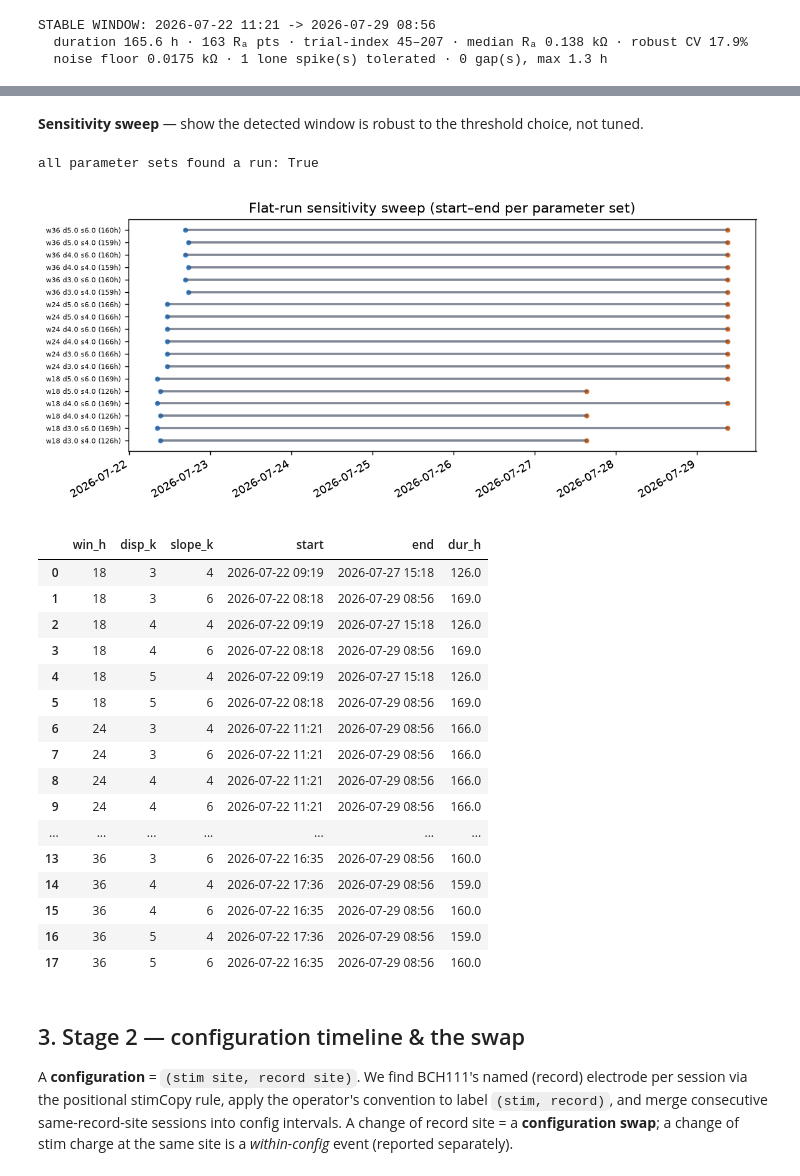
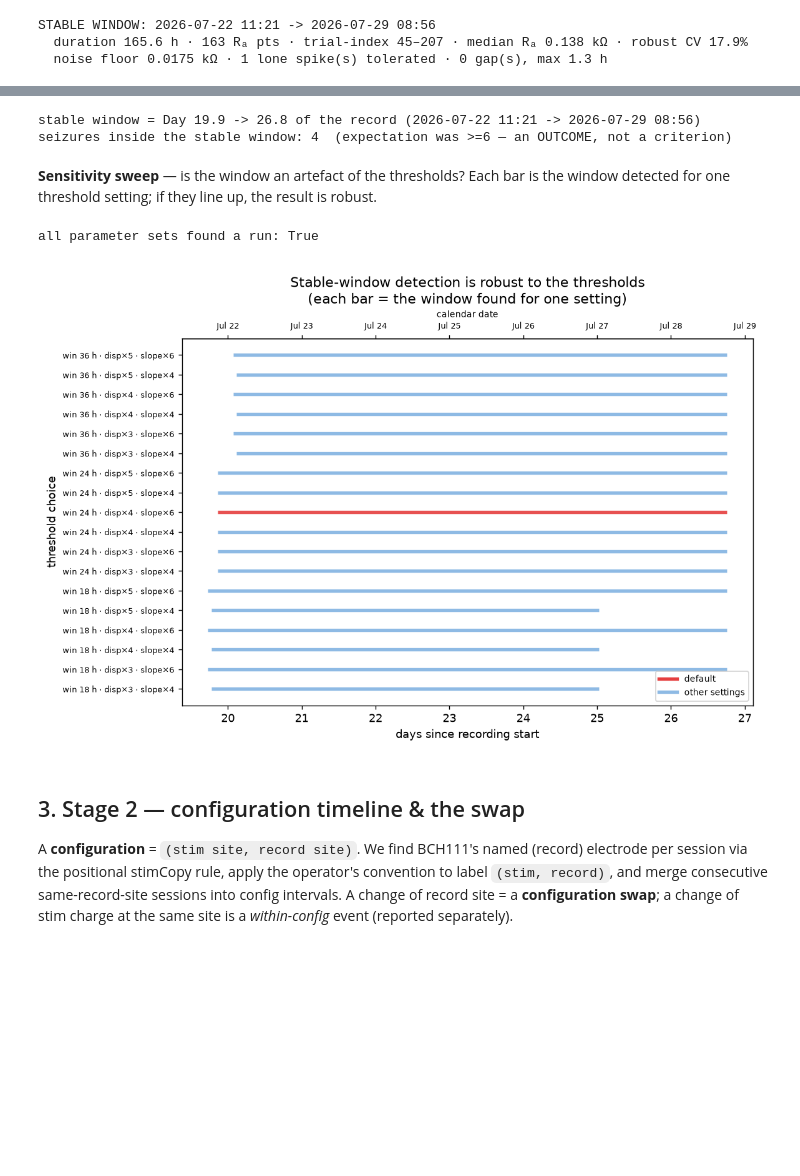
Before and after one commit to BRHOANG1999/qc_monitor, a Jupyter notebook: notebooks/bch111_stability.ipynb, the cells around one changed output, grey strips where cells are left out. Saved outputs shown, nothing was run; the diff lists cells and outputs as text; code cells hidden in the pictures; blank space fills up the shorter version.

```diff
--- a/notebooks/bch111_stability.ipynb
+++ b/notebooks/bch111_stability.ipynb
@@ -68,8 +68,12 @@ for k in ra_keys:
 files = sorted(f for f in eo.list_evoked_files(EVOKED_DIR) if ANIMAL in os.path.basename(f))
 seiz = scored_seizures(store, ANIMAL)
 sz_ep = np.array([s.onset_epoch for s in seiz], float)
+# shared day-0 for every wall-clock figure = earliest recording (Day 0)
+RECORD_T0 = min(eo.parse_recording_dt(os.path.basename(f)).timestamp()
+                for f in files if eo.parse_recording_dt(os.path.basename(f)))
 print(f'evoked files: {len(files)}   seizures: {len(seiz)}  '
       f'({ISO(sz_ep.min())} .. {ISO(sz_ep.max())})')
+print('Day 0 (recording start):', ISO(RECORD_T0))
 # %% [output]
  BCH111SLM:  920 Rₐ pts  2026_07_20__14_10_44 .. 2026_08_31__14_36_34
   BCH111SR:  164 Rₐ pts  2026_07_13__15_34_42 .. 2026_07_20__12_52_11
@@ -130,33 +120,25 @@ seizures inside the stable window: 4  (expectation was ≥6 — an OUTCOME, not
-# %% [markdown]
-**Sensitivity sweep** — show the detected window is robust to the threshold choice, not tuned.
+# %%
+n_sz = int(((sz_ep>=run['epoch_start'])&(sz_ep<=run['epoch_end'])).sum())
+print(f'stable window = Day {(run["epoch_start"]-RECORD_T0)/86400:.1f} -> '
+      f'{(run["epoch_end"]-RECORD_T0)/86400:.1f} of the record '
+      f'({ISO(run["epoch_start"])} -> {ISO(run["epoch_end"])})')
+print(f'seizures inside the stable window: {n_sz}  (expectation was >=6 — an OUTCOME, not a criterion)')
+# %% [output]
+stable window = Day 19.9 -> 26.8 of the record (2026-07-22 11:21 -> 2026-07-29 08:56)
+seizures inside the stable window: 4  (expectation was >=6 — an OUTCOME, not a criterion)
+# %% [markdown]
+**Sensitivity sweep** — is the window an artefact of the thresholds? Each bar is the
+window detected for one threshold setting; if they line up, the result is robust.
 # %%
 grid = [dict(win_h=w, disp_k=d, slope_k=s) for w in (18,24,36) for d in (3,4,5) for s in (4,6)]
 sw = fr.sensitivity_sweep(th, r, te, grid)
-swdf = pd.DataFrame([{**g, 'start': ISO(g['epoch_start']), 'end': ISO(g['epoch_end']),
-                      'dur_h': round(g['duration_h'],0)} for g in sw if g['found']])
 print('all parameter sets found a run:', all(g['found'] for g in sw))
-png = render.sensitivity_fig(sw, os.path.join(OUT, f'{ANIMAL}_sensitivity.png')); display(Image(png))
-swdf[['win_h','disp_k','slope_k','start','end','dur_h']].head(20)
+default = dict(win_h=24, disp_k=4.0, slope_k=6.0)
+png = render.sensitivity_fig(sw, RECORD_T0, default, os.path.join(OUT, f'{ANIMAL}_sensitivity.png'))
+display(Image(png))
 # %% [output]
 all parameter sets found a run: True
-[figure, old version]
+[figure, new version]
-|  | win_h | disp_k | slope_k | start | end | dur_h |
-| 0 | 18 | 3 | 4 | 2026-07-22 09:19 | 2026-07-27 15:18 | 126.0 |
-| 1 | 18 | 3 | 6 | 2026-07-22 08:18 | 2026-07-29 08:56 | 169.0 |
-| 2 | 18 | 4 | 4 | 2026-07-22 09:19 | 2026-07-27 15:18 | 126.0 |
-| 3 | 18 | 4 | 6 | 2026-07-22 08:18 | 2026-07-29 08:56 | 169.0 |
-| 4 | 18 | 5 | 4 | 2026-07-22 09:19 | 2026-07-27 15:18 | 126.0 |
-| 5 | 18 | 5 | 6 | 2026-07-22 08:18 | 2026-07-29 08:56 | 169.0 |
-| 6 | 24 | 3 | 4 | 2026-07-22 11:21 | 2026-07-29 08:56 | 166.0 |
-| 7 | 24 | 3 | 6 | 2026-07-22 11:21 | 2026-07-29 08:56 | 166.0 |
-| 8 | 24 | 4 | 4 | 2026-07-22 11:21 | 2026-07-29 08:56 | 166.0 |
-| 9 | 24 | 4 | 6 | 2026-07-22 11:21 | 2026-07-29 08:56 | 166.0 |
-| ... | ... | ... | ... | ... | ... | ... |
-| 13 | 36 | 3 | 6 | 2026-07-22 16:35 | 2026-07-29 08:56 | 160.0 |
-| 14 | 36 | 4 | 4 | 2026-07-22 17:36 | 2026-07-29 08:56 | 159.0 |
-| 15 | 36 | 4 | 6 | 2026-07-22 16:35 | 2026-07-29 08:56 | 160.0 |
-| 16 | 36 | 5 | 4 | 2026-07-22 17:36 | 2026-07-29 08:56 | 159.0 |
-| 17 | 36 | 5 | 6 | 2026-07-22 16:35 | 2026-07-29 08:56 | 160.0 |
 # %% [markdown]
 ## 3. Stage 2 — configuration timeline & the swap
 
```
Also changed, not shown: parts of 19 cells of this notebook, 5 other files.
